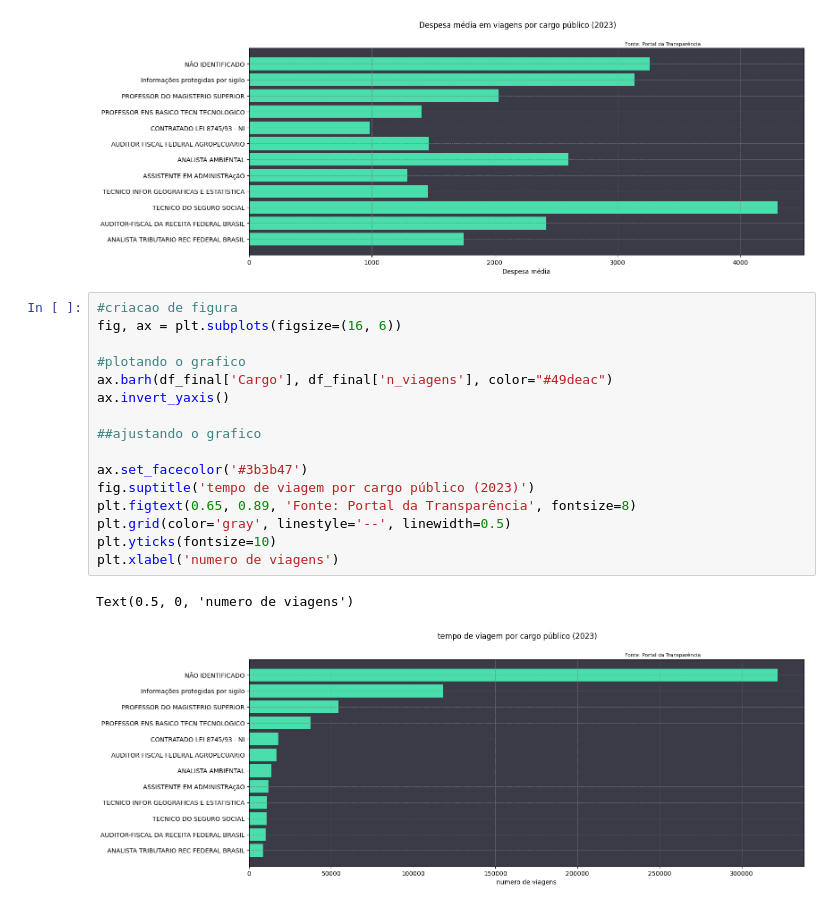
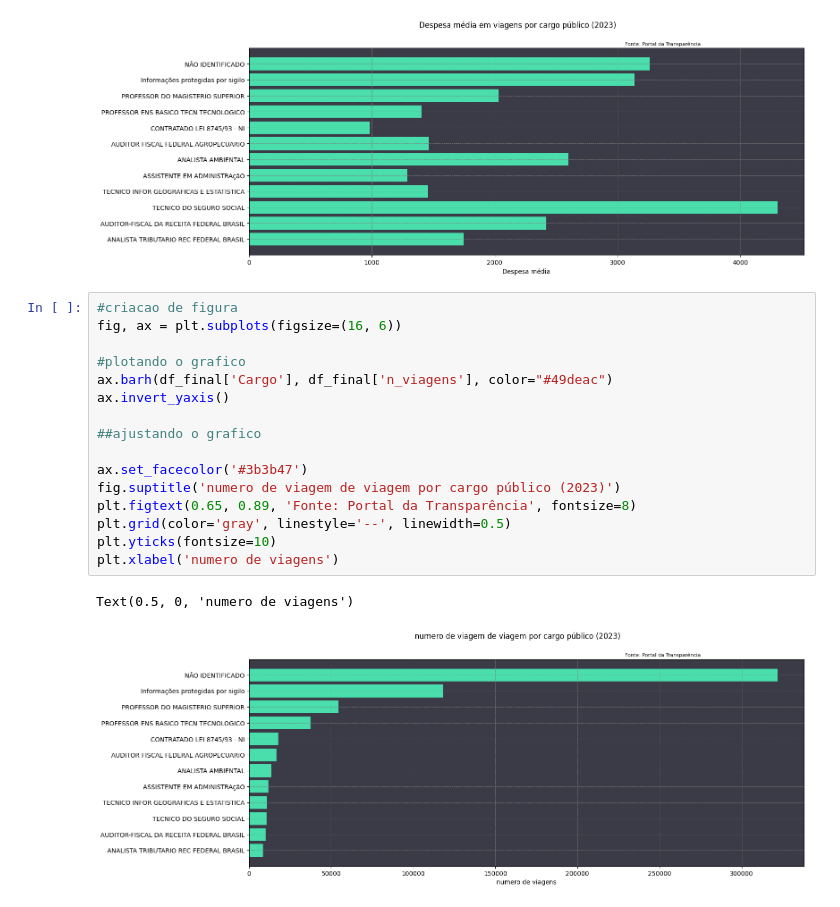
Before and after one commit to araujojv/Estudos_py_ml, a Jupyter notebook: analise_de_dados/projeto_pandas_governo/analise_dados.ipynb, the cells around one changed output. Saved outputs shown, nothing was run; the diff lists cells and outputs as text.

```diff
--- a/analise_de_dados/projeto_pandas_governo/analise_dados.ipynb
+++ b/analise_de_dados/projeto_pandas_governo/analise_dados.ipynb
@@ -102,19 +102,19 @@ Text(0.5, 0, 'Despesa média')
 # %%
 #criacao de figura
 fig, ax = plt.subplots(figsize=(16, 6))
 
 #plotando o grafico
 ax.barh(df_final['Cargo'], df_final['n_viagens'], color="#49deac")
 ax.invert_yaxis()
 
 ##ajustando o grafico
 
 ax.set_facecolor('#3b3b47')
-fig.suptitle('tempo de viagem por cargo público (2023)')
+fig.suptitle('numero de viagem de viagem por cargo público (2023)')
 plt.figtext(0.65, 0.89, 'Fonte: Portal da Transparência', fontsize=8)
 plt.grid(color='gray', linestyle='--', linewidth=0.5)
 plt.yticks(fontsize=10)
 plt.xlabel('numero de viagens')
 # %% [output]
 Text(0.5, 0, 'numero de viagens')
-[figure, old version]
+[figure, new version]
```
